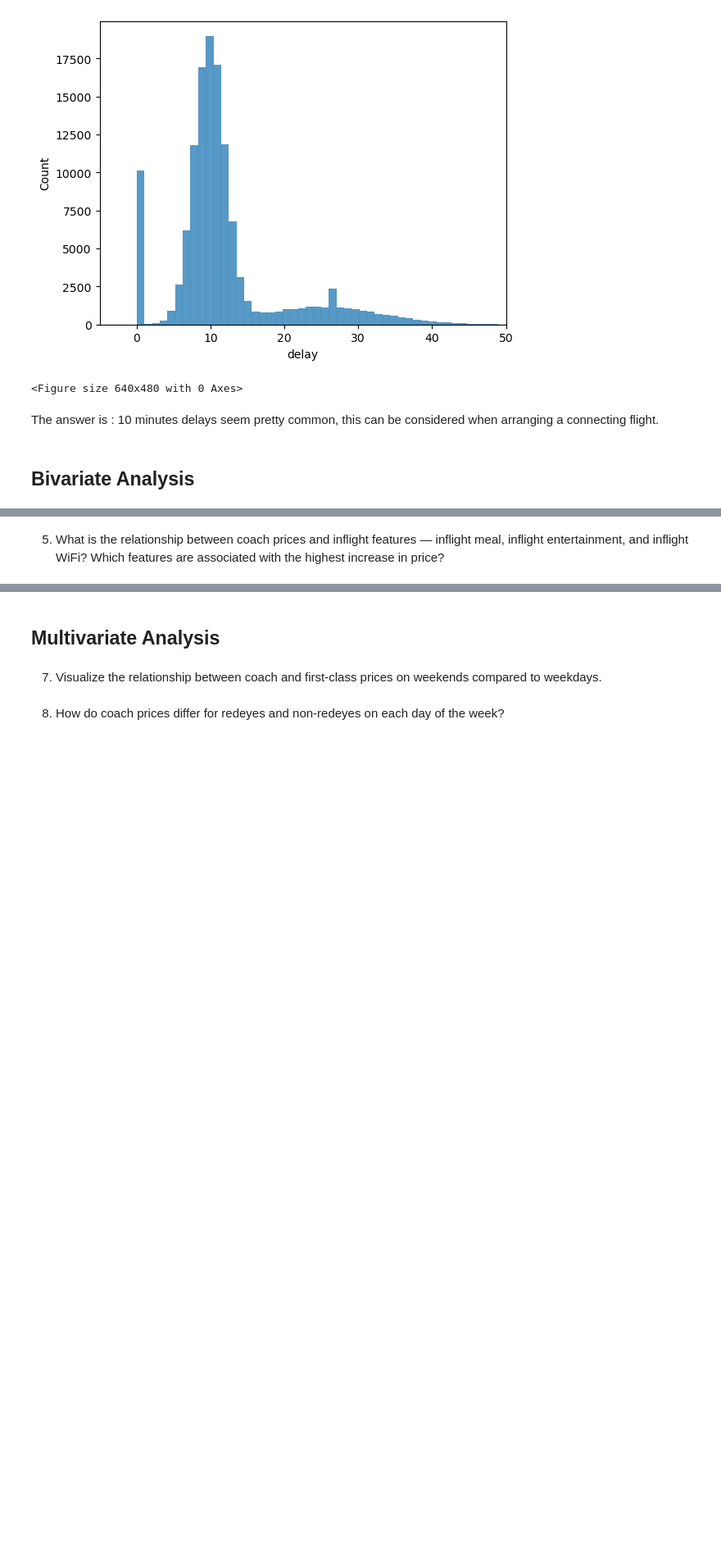
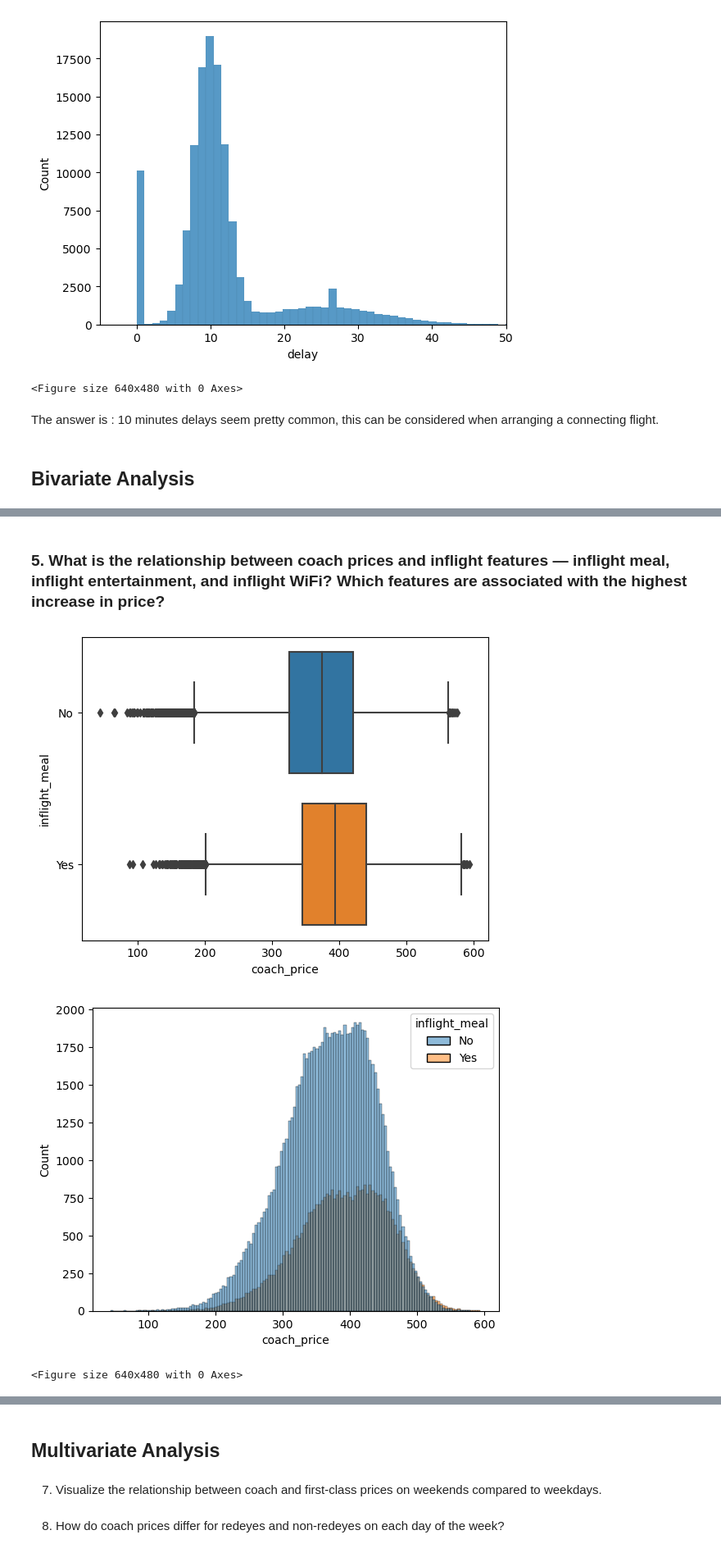
Before and after one commit to gururaser/airline-analysis, a Jupyter notebook: Airline Analysis.ipynb, the cells around one changed output, grey strips where cells are left out. Shown: that part at 82% size. Cells and saved outputs as stored; diff of their text form; code cells hidden in the pictures; blank space fills up the shorter version.

```diff
--- a/Airline Analysis.ipynb
+++ b/Airline Analysis.ipynb
@@ -171,2 +207,2 @@ The answer is : 10 minutes delays seem pretty common, this can be considered whe
 # %% [markdown]
-5. What is the relationship between coach prices and inflight features &mdash; inflight meal, inflight entertainment, and inflight WiFi? Which features are associated with the highest increase in price?
+### 5. What is the relationship between coach prices and inflight features &mdash; inflight meal, inflight entertainment, and inflight WiFi? Which features are associated with the highest increase in price?
@@ -174,0 +209,16 @@ The answer is : 10 minutes delays seem pretty common, this can be considered whe
+# %%
+## Task 5
+
+# Graphics for inflight meal effect on coach prices
+
+sns.boxplot(x = 'coach_price',y = 'inflight_meal',data = flight)
+plt.show()
+plt.clf()
+
+sns.histplot(x = 'coach_price', hue = 'inflight_meal', data = flight)
+plt.show()
+plt.clf()
+# %% [output]
+[figure, added]
+[figure, added]
+<Figure size 640x480 with 0 Axes>
```
Also changed, not shown: parts of 21 cells of this notebook.
